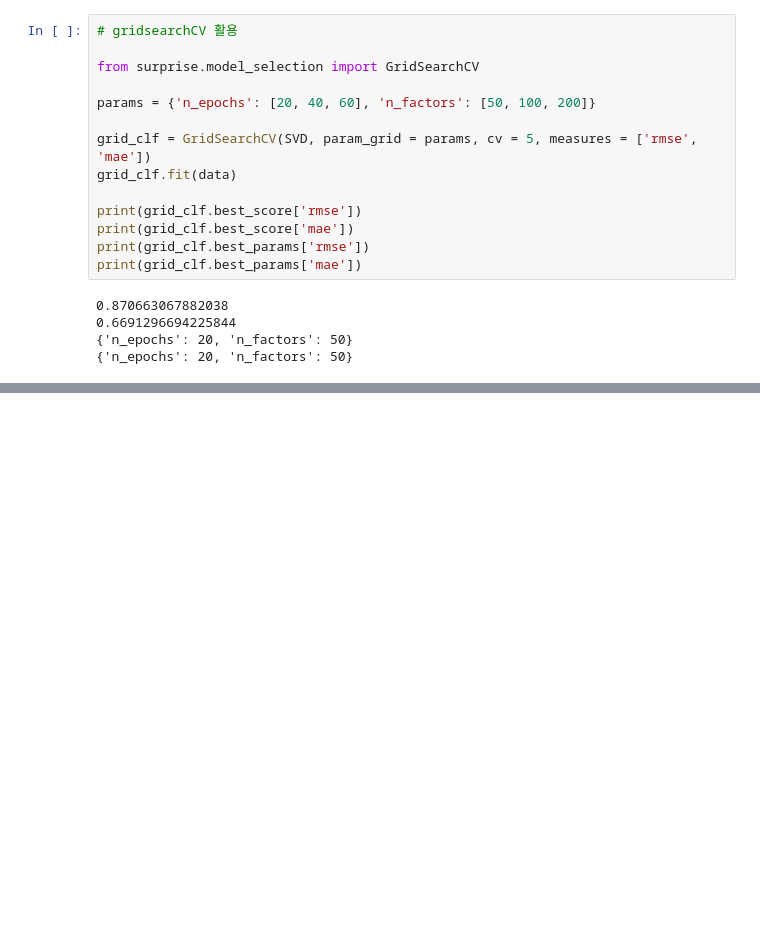
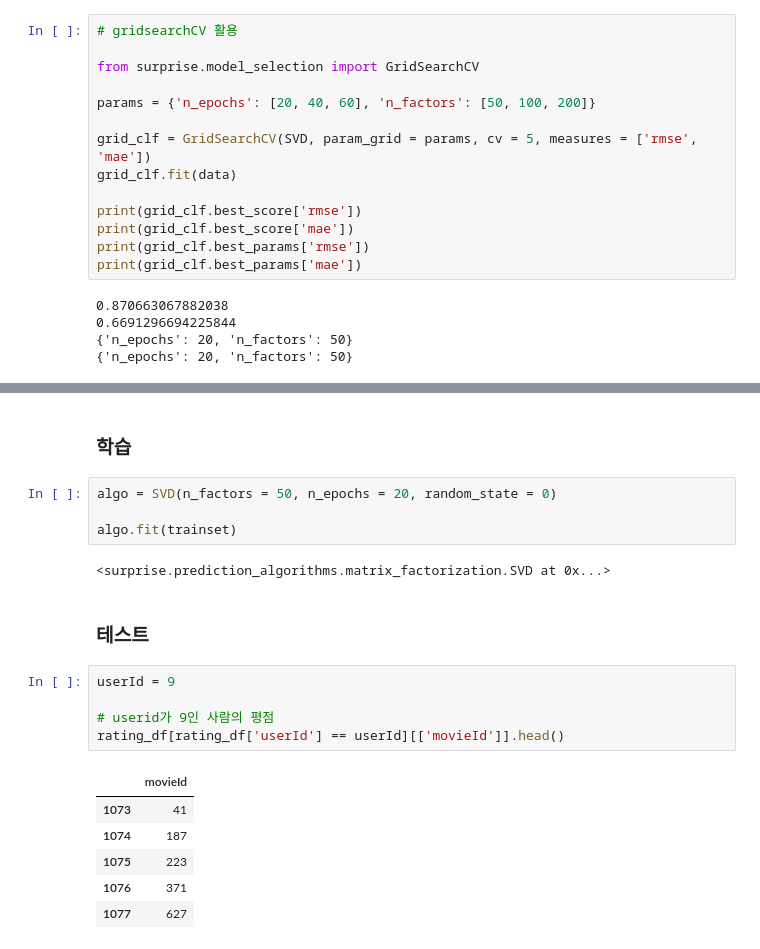
Before and after one commit to choi-aerim/Study_ML, a Jupyter notebook: 6. 추천시스템/0128_ Surprise.ipynb, the cells around one changed output, grey strips where cells are left out. Cells and saved outputs as stored; diff of their text form; blank space fills up the shorter version.

```diff
--- a/6. 추천시스템/0128_ Surprise.ipynb
+++ b/6. 추천시스템/0128_ Surprise.ipynb
@@ -124,0 +176,22 @@ print(grid_clf.best_params['mae'])
+# %% [markdown]
+### 학습
+# %%
+algo = SVD(n_factors = 50, n_epochs = 20, random_state = 0)
+
+algo.fit(trainset)
+# %% [output]
+<surprise.prediction_algorithms.matrix_factorization.SVD at 0x...>
+# %% [markdown]
+### 테스트
+# %%
+userId = 9
+
+# userid가 9인 사람의 평점
+rating_df[rating_df['userId'] == userId][['movieId']].head()
+# %% [output]
+|  | movieId |
+| 1073 | 41 |
+| 1074 | 187 |
+| 1075 | 223 |
+| 1076 | 371 |
+| 1077 | 627 |
```
Also changed, not shown: parts of 18 cells of this notebook, 4 other files.
